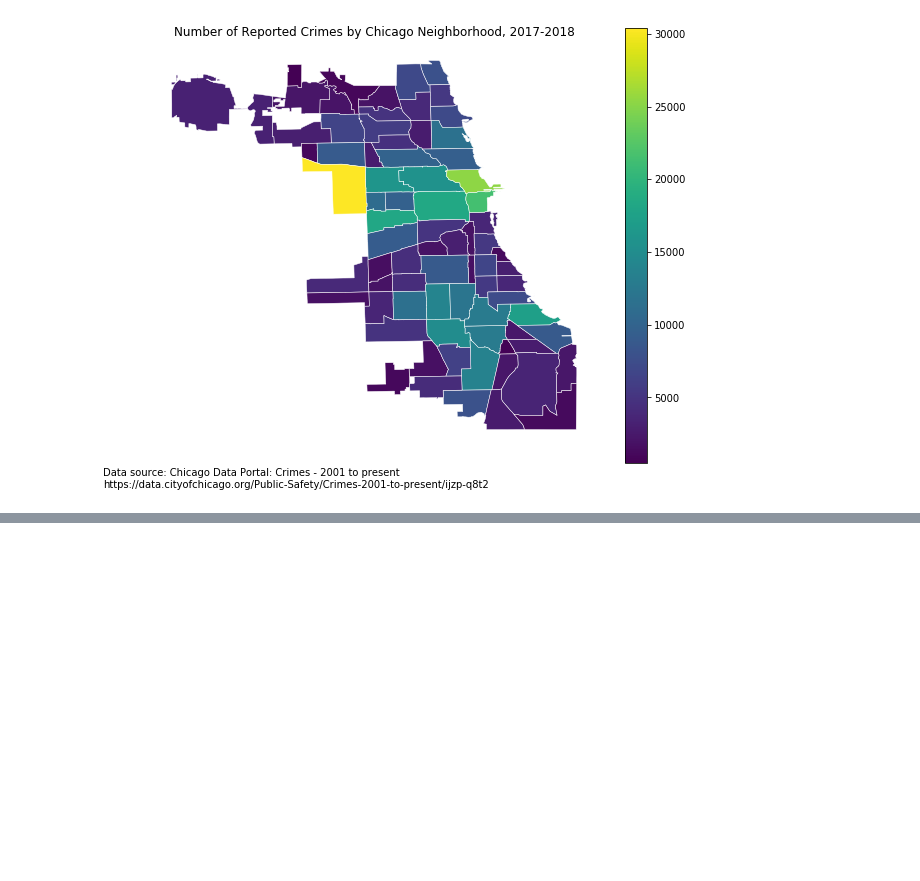
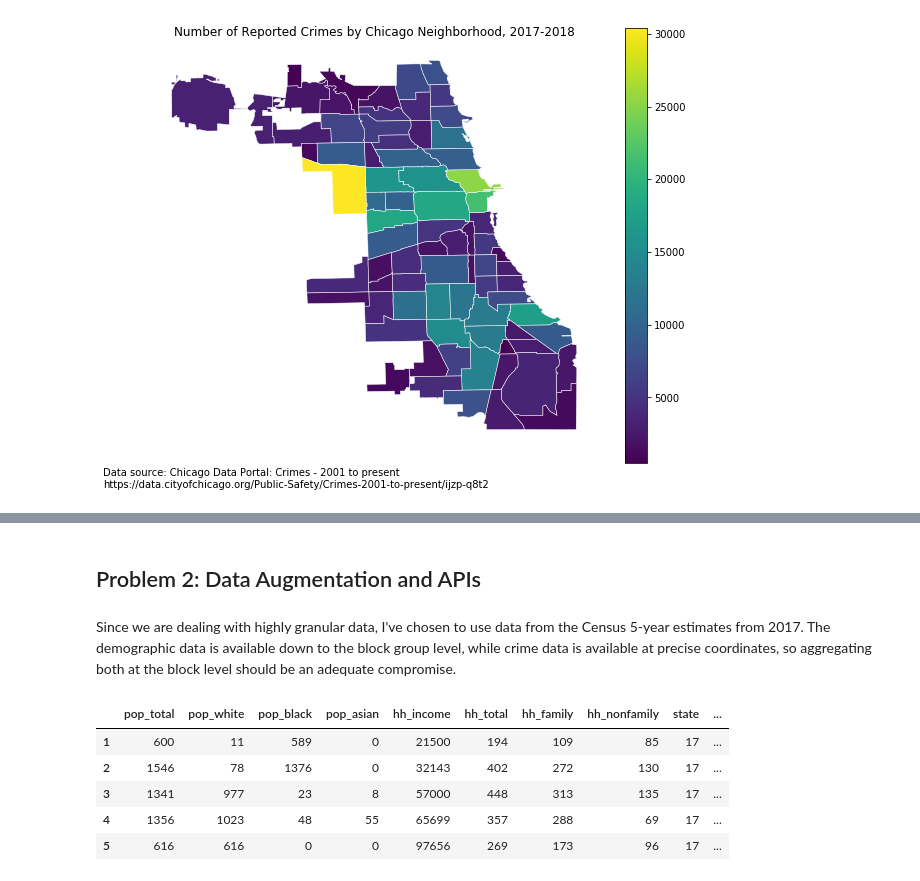
Before and after one commit to jtanwk/capp30254, a Jupyter notebook: HW1/Homework 1.ipynb, the cells around one changed output, grey strips where cells are left out. Saved outputs shown, nothing was run; the diff lists cells and outputs as text; code cells hidden in the pictures; blank space fills up the shorter version.

```diff
--- a/HW1/Homework 1.ipynb
+++ b/HW1/Homework 1.ipynb
@@ -234,0 +285,55 @@ plt.show()
+# %% [markdown]
+## Problem 2: Data Augmentation and APIs
+# %% [markdown]
+Since we are dealing with highly granular data, I've chosen to use data from the Census 5-year estimates from 2017. The demographic data is available down to the block group level, while crime data is available at precise coordinates, so aggregating both at the block level should be an adequate compromise.
+# %%
+# define query to census API
+# unique census key is stored in environmental variable
+CENSUS_URL = 'https://api.census.gov/data/2017/acs/acs5'
+CENSUS_KEY = %env CENSUS_KEY
+DATA_VARS = ['B02001_001E', 'B02001_002E', 'B02001_003E', 'B02001_005E', # race vars
+             'B19013_001E',  # income var
+             'B11016_001E', 'B11016_002E', 'B11016_009E'] # household size vars
+QUERY_PARAMS = {
+    'get': ','.join(DATA_VARS),
+    'for': 'block group:*',
+    'in': 'state:17+county:031+tract:*',
+    'key': CENSUS_KEY
+}
+
+# Query
+census_data = requests.get(CENSUS_URL, params=QUERY_PARAMS)
+
+if not census_data:
+    print(f"Query failed with status code {census_data.status_code}")
+else:
+    census_df = pd.DataFrame.from_records(census_data.json())
+
+    # Use first row as headers
+    census_df.columns = census_df.iloc[0]
+    census_df = census_df[1:]
+
+    # Rename columns from census codes
+    census_df = census_df.rename({
+        'B02001_001E': 'pop_total',
+        'B02001_002E': 'pop_white',
+        'B02001_003E': 'pop_black',
+        'B02001_005E': 'pop_asian',
+        'B19013_001E': 'hh_income', # median household income in last 12 months
+        'B11016_001E': 'hh_total',
+        'B11016_002E': 'hh_family',
+        'B11016_009E': 'hh_nonfamily'
+    }, axis='columns')
+
+    # Combine state, county, tract, and block group IDs into GEOID
+    census_df['geoid'] = census_df['state'] + census_df['county'] \
+                         + census_df['tract'] + census_df['block group']
+
+census_df.head()
+# %% [output]
+|  | pop_total | pop_white | pop_black | pop_asian | hh_income | hh_total | hh_family | hh_nonfamily | state | ... |
+| 1 | 600 | 11 | 589 | 0 | 21500 | 194 | 109 | 85 | 17 | ... |
+| 2 | 1546 | 78 | 1376 | 0 | 32143 | 402 | 272 | 130 | 17 | ... |
+| 3 | 1341 | 977 | 23 | 8 | 57000 | 448 | 313 | 135 | 17 | ... |
+| 4 | 1356 | 1023 | 48 | 55 | 65699 | 357 | 288 | 69 | 17 | ... |
+| 5 | 616 | 616 | 0 | 0 | 97656 | 269 | 173 | 96 | 17 | ... |
```
Also changed, not shown: parts of 16 cells of this notebook.
